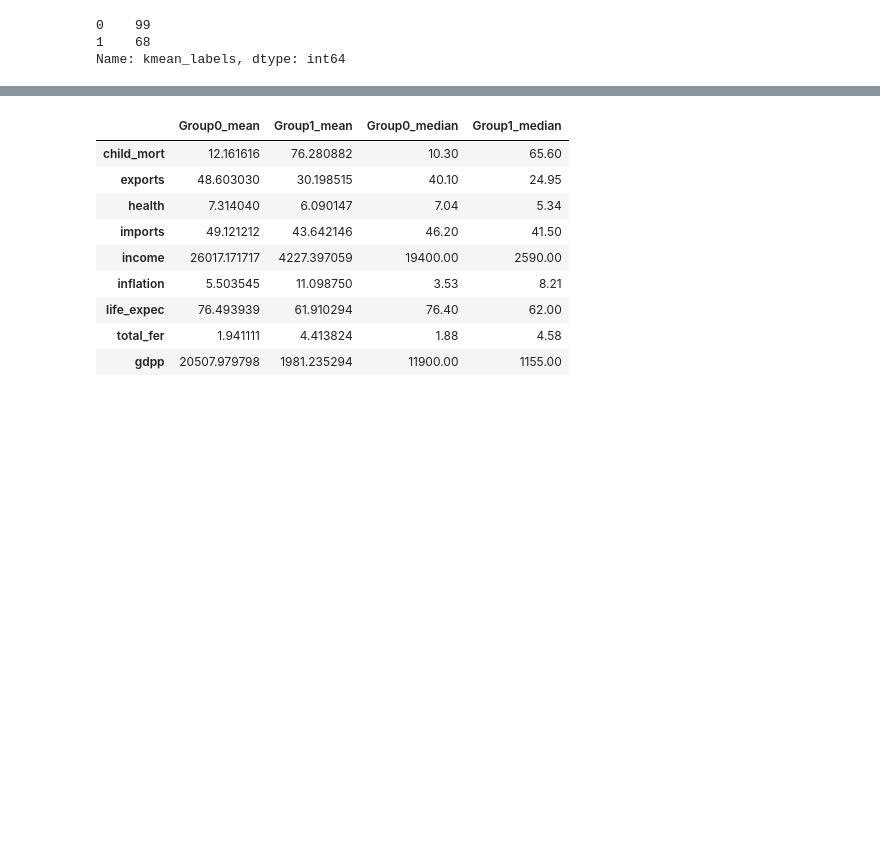
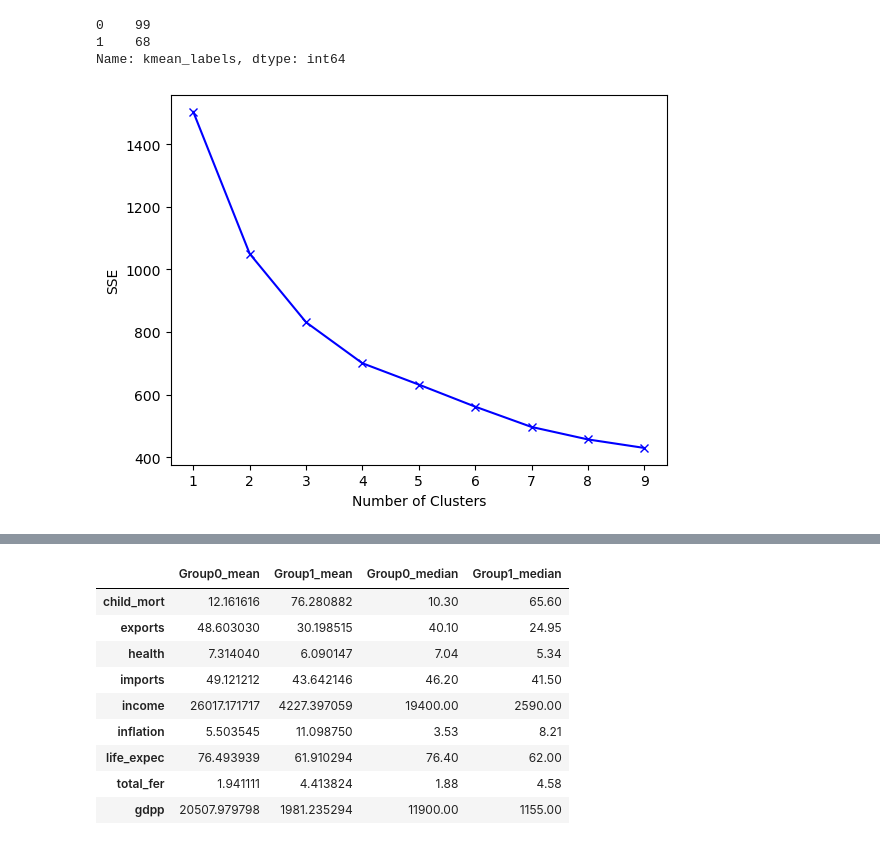
Before and after one commit to The-DigitalAcademy/Country_Clustering_Project, a Jupyter notebook: country.ipynb, the cells around one changed output, grey strips where cells are left out. Drawn from its saved outputs; the diff is of its cells as text; code cells hidden in the pictures; blank space fills up the shorter version.

```diff
--- a/country.ipynb
+++ b/country.ipynb
@@ -13,7 +13,7 @@ from sklearn.cluster import AgglomerativeClustering
 from sklearn.decomposition import PCA
 from sklearn.manifold import TSNE
 # %%
-df=pd.read_csv("/Users/da_m1_20_/Desktop/country/Country-data.csv")
+df=pd.read_csv("Country-data.csv")
 df.head()
 # %% [output]
 |  | country | child_mort | exports | health | imports | income | inflation | life_expec | total_fer | gdpp |
@@ -110,3 +133,21 @@ df["kmean_labels"].value_counts()
 0    99
 1    68
 Name: kmean_labels, dtype: int64
+# %%
+#Empty dictionary to store the SSE (sum of Squares errors) for each value of k
+sse = {}
+
+#iterate for a range of Ks and fit the scaled data to the algorithm. Use inertia attribute from the clustering object and
+#store the inertia value for that k
+for k in range(1, 10):
+    kmeans = KMeans(n_clusters=k, random_state=1).fit(set_scaled)
+    sse[k] = kmeans.inertia_
+
+#Plotting the findings
+plt.figure()
+plt.plot(list(sse.keys()), list(sse.values()), "bx-")
+plt.xlabel("Number of Clusters")
+plt.ylabel("SSE")
+plt.show()
+# %% [output]
+[figure, added]
```
Also changed, not shown: parts of 4 cells of this notebook.
